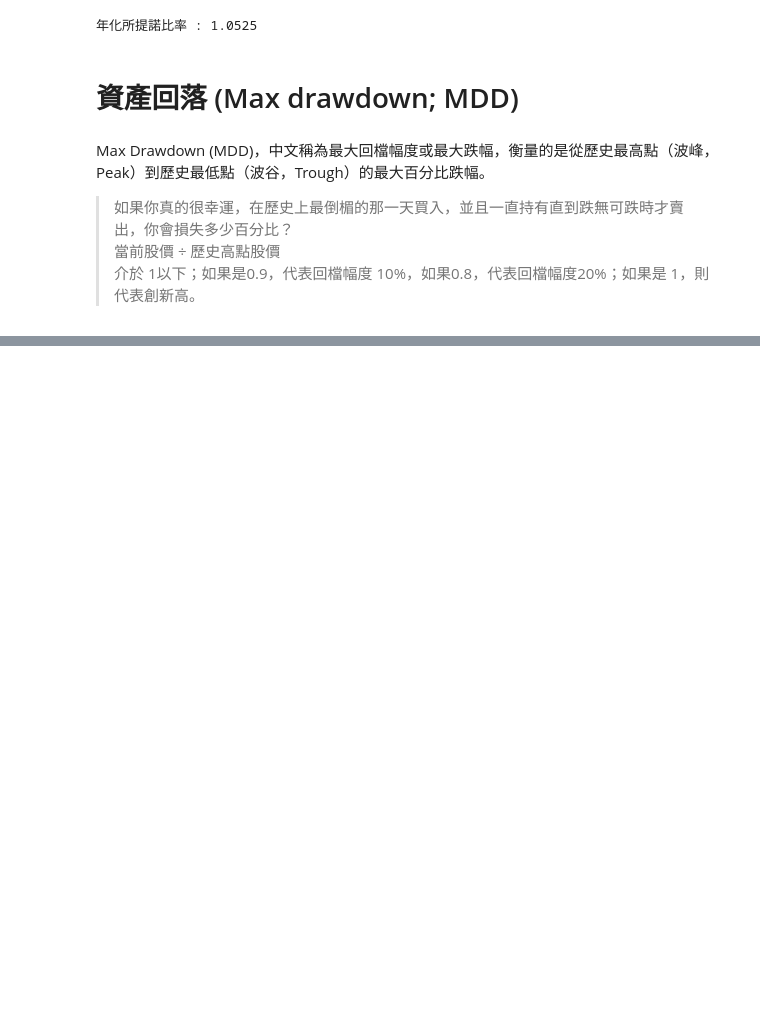
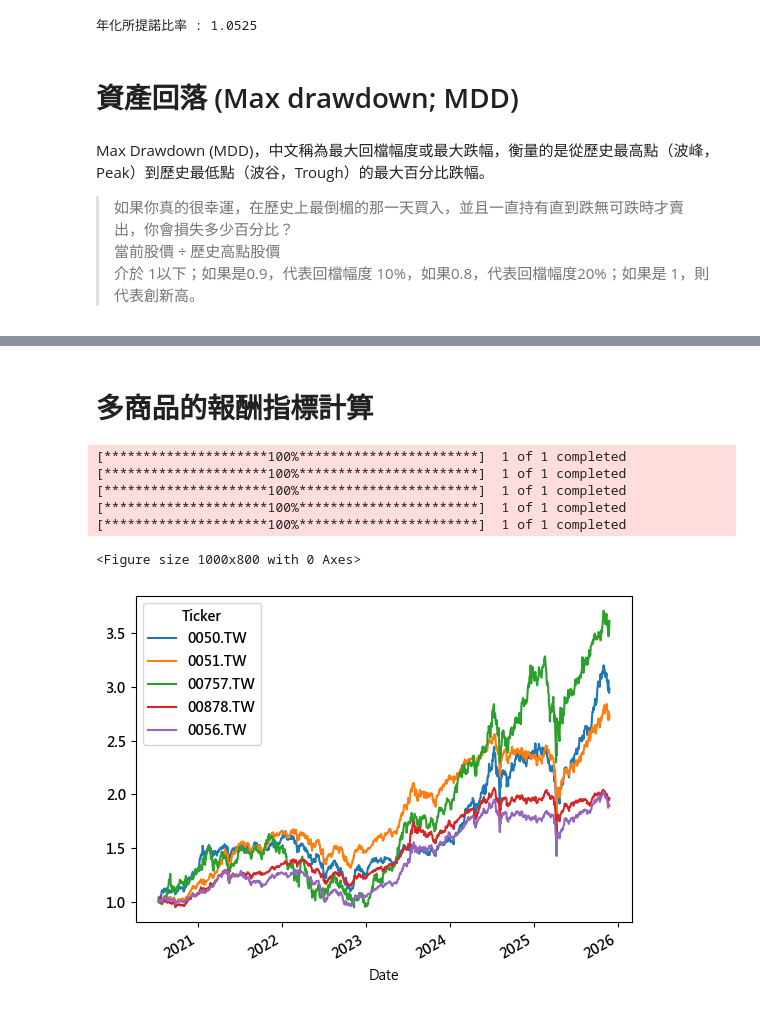
Before and after one commit to RayWang98/class_20251113, a Jupyter notebook: 20251125.ipynb, the cells around one changed output, grey strips where cells are left out. Cells and saved outputs as stored; diff of their text form; code cells hidden in the pictures; blank space fills up the shorter version.

```diff
--- a/20251125.ipynb
+++ b/20251125.ipynb
@@ -76 +84,30 @@ plt.show()
 [figure]
+# %% [markdown]
+# 多商品的報酬指標計算
+# %%
+symbols = [
+    '0050.TW',
+    '0051.TW',
+    '00757.TW',
+    '00878.TW',
+    '0056.TW'
+]
+df_s = []
+for symbol in symbols:
+    df = yf.download(symbol, start = '2015-01-01')
+    df_s.append(df)
+df = pd.concat(df_s, axis = 1)
+
+ret = df['Close'].dropna().pct_change(periods = 1)
+plt.figure(figsize = (10, 8))
+(ret + 1).cumprod().plot()
+
+plt.show()
+# %% [output]
+[*********************100%***********************]  1 of 1 completed
+[*********************100%***********************]  1 of 1 completed
+[*********************100%***********************]  1 of 1 completed
+[*********************100%***********************]  1 of 1 completed
+[*********************100%***********************]  1 of 1 completed
+<Figure size 1000x800 with 0 Axes>
+[figure, added]
```
Also changed, not shown: parts of 1 cell of this notebook.
